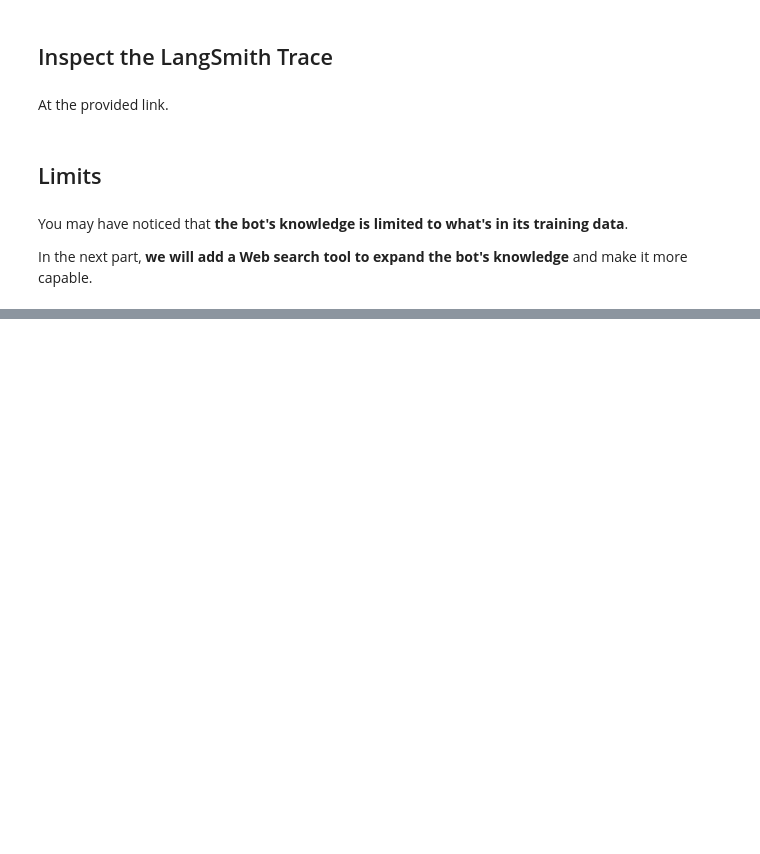
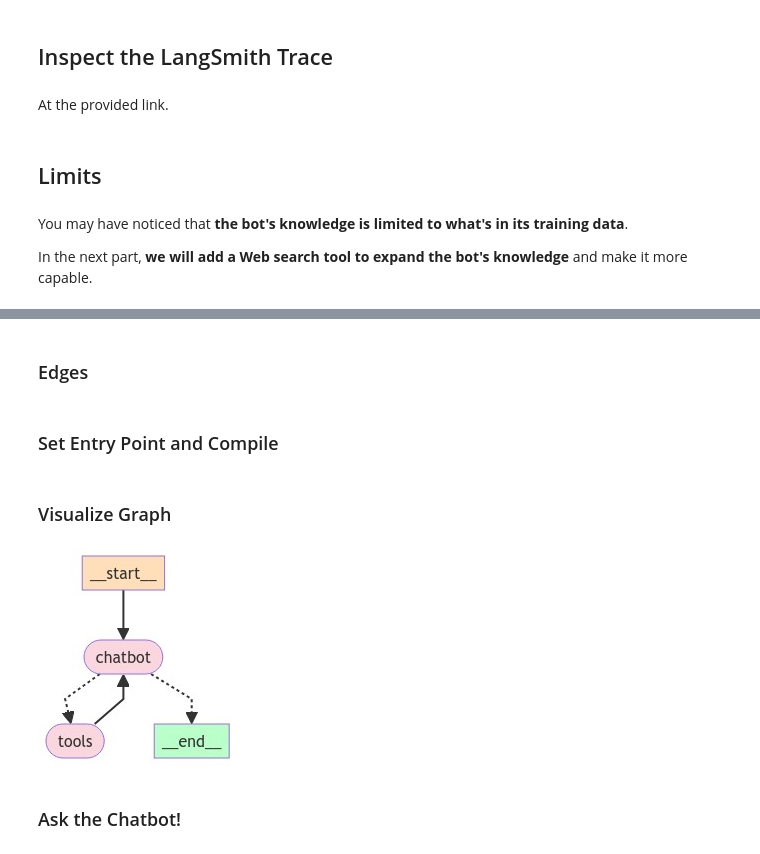
Before and after one commit to GMartin-Data/LangChainDoc, a Jupyter notebook: tutorials/tuto9-introduction_to_langgraph.ipynb, the cells around one changed output, grey strips where cells are left out. Saved outputs shown, nothing was run; the diff lists cells and outputs as text; code cells hidden in the pictures; blank space fills up the shorter version.

```diff
--- a/tutorials/tuto9-introduction_to_langgraph.ipynb
+++ b/tutorials/tuto9-introduction_to_langgraph.ipynb
@@ -277,0 +501,8 @@ In the next part, **we will add a Web search tool to expand the bot's knowledge*
+# %%
+graph_builder = StateGraph(State)
+
+tool = TavilySearchResults(max_results=2)
+tools = [tool]
+
+llm = ChatOpenAI(model="gpt-3.5-turbo")
+llm_with_tools = llm.bind_tools(tools)
@@ -277,0 +511,34 @@ In the next part, **we will add a Web search tool to expand the bot's knowledge*
+# %%
+def chatbot(state: State):
+    return {"messages": [llm_with_tools.invoke(state["messages"])]}
+
+graph_builder.add_node("chatbot", chatbot)
+
+tool_node = ToolNode(tools=tools)
+graph_builder.add_node("tools", tool_node)
+# %% [markdown]
+### Edges
+# %%
+graph_builder.add_conditional_edges(
+    "chatbot",
+    tools_condition,
+)
+
+graph_builder.add_edge("tools", "chatbot")
+# %% [markdown]
+### Set Entry Point and Compile
+# %%
+graph_builder.set_entry_point("chatbot")
+graph = graph_builder.compile()
+# %% [markdown]
+### Visualize Graph
+# %%
+try:
+    display(Image(graph.get_graph().draw_mermaid_png()))
+except Exception:
+    # This requires some extra dependencies and is optional
+    pass
+# %% [output]
+[figure, added]
+# %% [markdown]
+### Ask the Chatbot!
```
Also changed, not shown: parts of 41 cells of this notebook.
